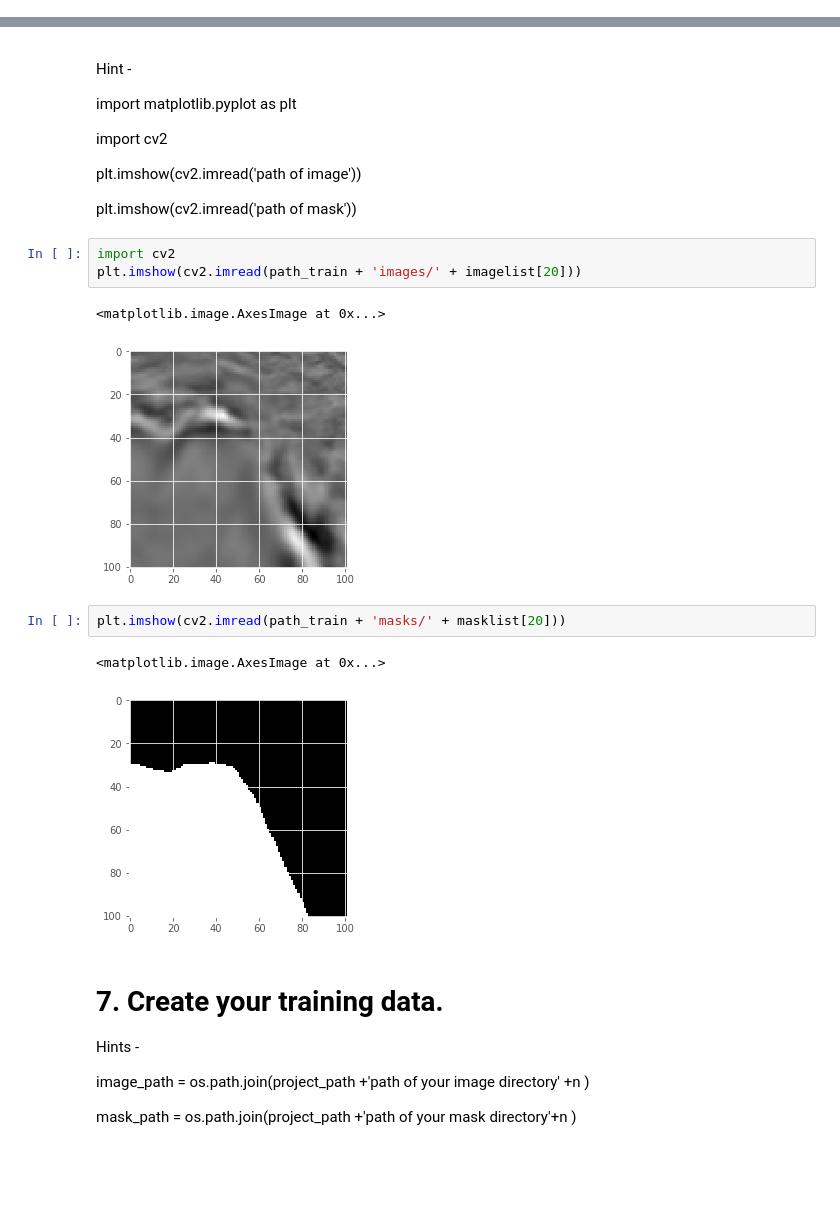
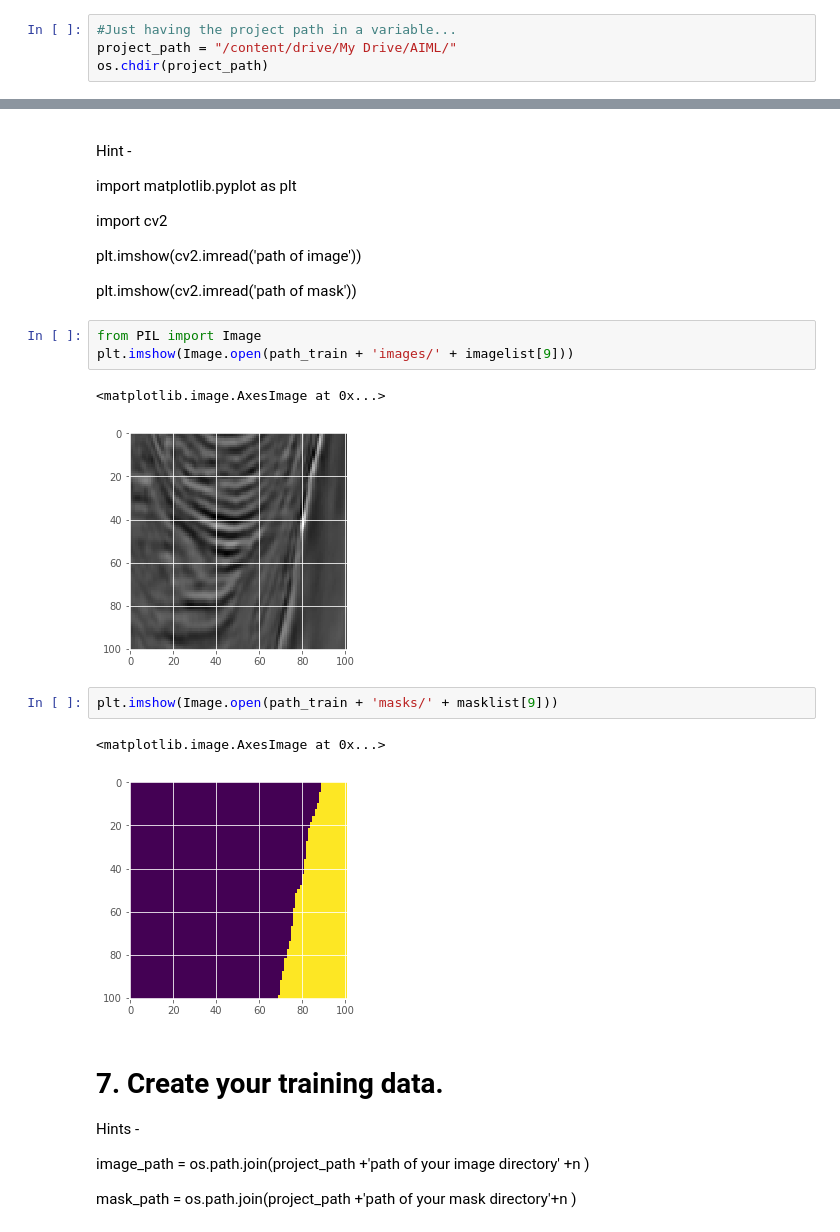
Before and after one commit to khimy/chennai-aug-batch-GangaraniRajendran, a Jupyter notebook: Residency9/ExternalLab/R9_External_Lab_Questions.ipynb, the cells around one changed output, grey strips where cells are left out. Saved outputs shown, nothing was run; the diff lists cells and outputs as text; blank space fills up the shorter version.

```diff
--- a/Residency9/ExternalLab/R9_External_Lab_Questions.ipynb
+++ b/Residency9/ExternalLab/R9_External_Lab_Questions.ipynb
@@ -81,3 +81,7 @@ project_path = "./"
+# %%
+#Just having the project path in a variable...
+project_path = "/content/drive/My Drive/AIML/"
+os.chdir(project_path)
 # %% [markdown]
 ### 2. Set the necessary parameters
 # %% [markdown]
@@ -153,16 +165,16 @@ plt.imshow(cv2.imread('path of image'))
 
 plt.imshow(cv2.imread('path of mask'))
 # %%
-import cv2
-plt.imshow(cv2.imread(path_train + 'images/' + imagelist[20]))
+from PIL import Image
+plt.imshow(Image.open(path_train + 'images/' + imagelist[9]))
 # %% [output]
 <matplotlib.image.AxesImage at 0x...>
-[figure, old version]
+[figure, new version]
 # %%
-plt.imshow(cv2.imread(path_train + 'masks/' + masklist[20]))
+plt.imshow(Image.open(path_train + 'masks/' + masklist[9]))
 # %% [output]
 <matplotlib.image.AxesImage at 0x...>
-[figure, old version]
+[figure, new version]
 # %% [markdown]
 # 7. Create your training data.
 
```
Also changed, not shown: parts of 46 cells of this notebook.
